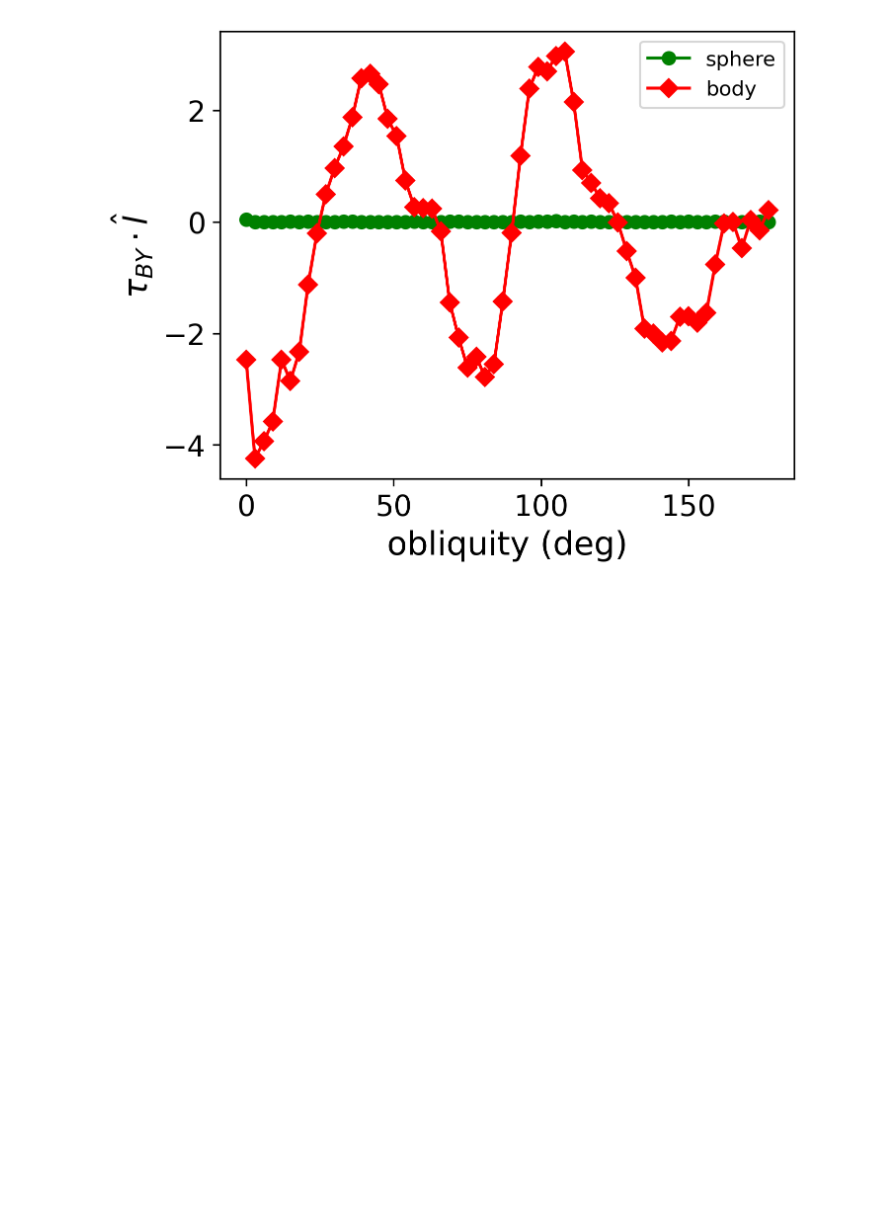
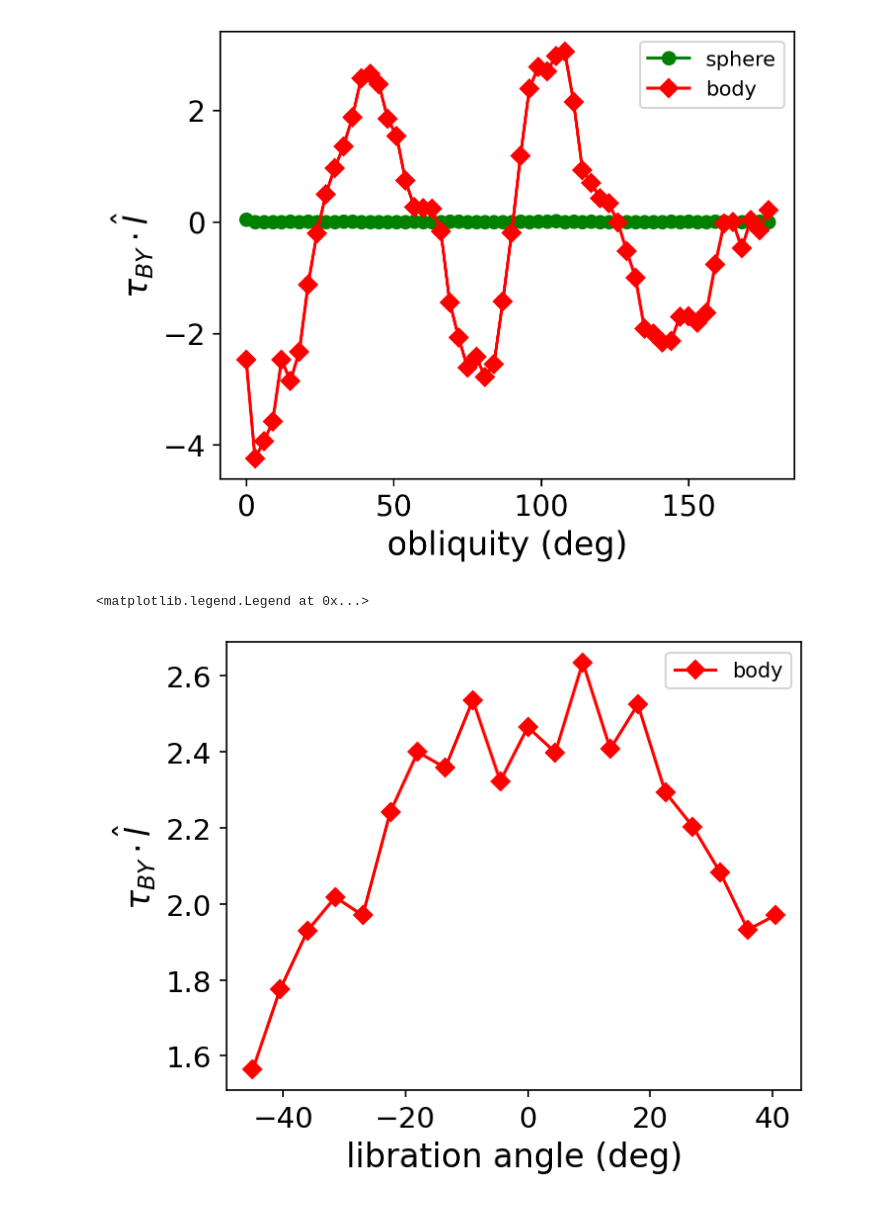
Before and after one commit to aquillen/asteroid_binary, a Jupyter notebook: myexamples/pylab/BYORP3.ipynb, the cells around one changed output. Drawn from its saved outputs; the diff is of its cells as text; code cells hidden in the pictures; blank space fills up the shorter version.

Commit message:
BYORP on squannit

```diff
--- a/myexamples/pylab/BYORP3.ipynb
+++ b/myexamples/pylab/BYORP3.ipynb
@@ -579,7 +658,7 @@ def obliq_BY_fig3(body,obliquity,incl):
     nphi_Sun=36  # number of solar positions
     nphi = 36    # number of spin positions
     nprec = 30  # number of precession angles
-    dprec = np.pi/nprec
+    dprec = np.pi/nprec  # only goes from 0 to pi
     tau_l_arr = np.zeros(nprec)  # to store torques
     p_arr = np.zeros(nprec)
     for i in range(nprec):
@@ -588,6 +667,24 @@ def obliq_BY_fig3(body,obliquity,incl):
         p_arr[i] = phi_prec*180/np.pi
         tau_l_arr[i] = tau_l
     return p_arr,tau_l_arr
+
+# compute the BYORP torque on body as a function of libration angle phi0
+# for a given obliquity and inclination  and precession angle
+# returns libration angle and torque arrays
+def obliq_BY_fig4(body,obliquity,incl,phi_prec):
+    phi0=0
+    nphi_Sun=36  # number of solar positions
+    nphi = 36    # number of spin positions
+    nlib = 20    # number of libration angles
+    dlib = 0.5*np.pi/nlib  # going from -pi/4 to pi/4
+    tau_l_arr = np.zeros(nlib)  # to store torques
+    l_arr = np.zeros(nlib)
+    for i in range(nlib):
+        phi0=i*dlib - np.pi/4
+        tau_BY_x,tau_BY_y,tau_BY_z, tau_l =compute_BY(body,obliquity,nphi,nphi_Sun,incl,phi0,phi_prec)
+        l_arr[i] = phi0*180/np.pi
+        tau_l_arr[i] = tau_l
+    return l_arr,tau_l_arr
 
 
 # compute the BYORP torque on body as a function of obliquity and precession angle
@@ -645,6 +742,22 @@ ax.legend()
 plt.savefig('tau_BY_obl.png')
 # %% [output]
 [figure]
+# %%
+# compute BYORPs as a function of libration angle
+incl = 0; phi_prec=0; obliquity = np.pi/4
+l_arr,tau_l_arr=obliq_BY_fig4(body,obliquity,incl,phi_prec)
+# %%
+fig,ax = plt.subplots(1,1,figsize=(5,4),dpi=150)
+#ax.plot(o_arr2,tau_l_arr2,'go-',label='sphere')
+ax.plot(l_arr,tau_l_arr,'rD-',label='body')
+ax.set_xlabel('libration angle (deg)',fontsize=16)
+ax.set_ylabel(r'${ \tau}_{BY} \cdot \hat{l}$',fontsize=16)
+ax.legend()
+#plt.savefig('tau_BY_lib.png')
+# fairly sensitive to libration angle
+# %% [output]
+<matplotlib.legend.Legend at 0x...>
+[figure, added]
 # %% [markdown]
 ### what next?
 
```
Also changed, not shown: parts of 19 cells of this notebook, 5 other files.
